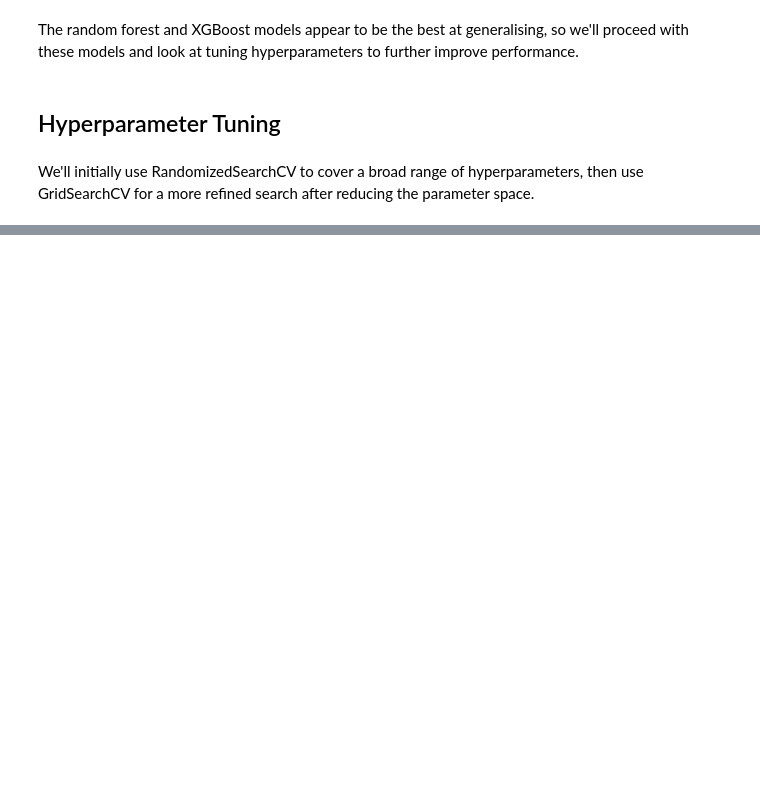
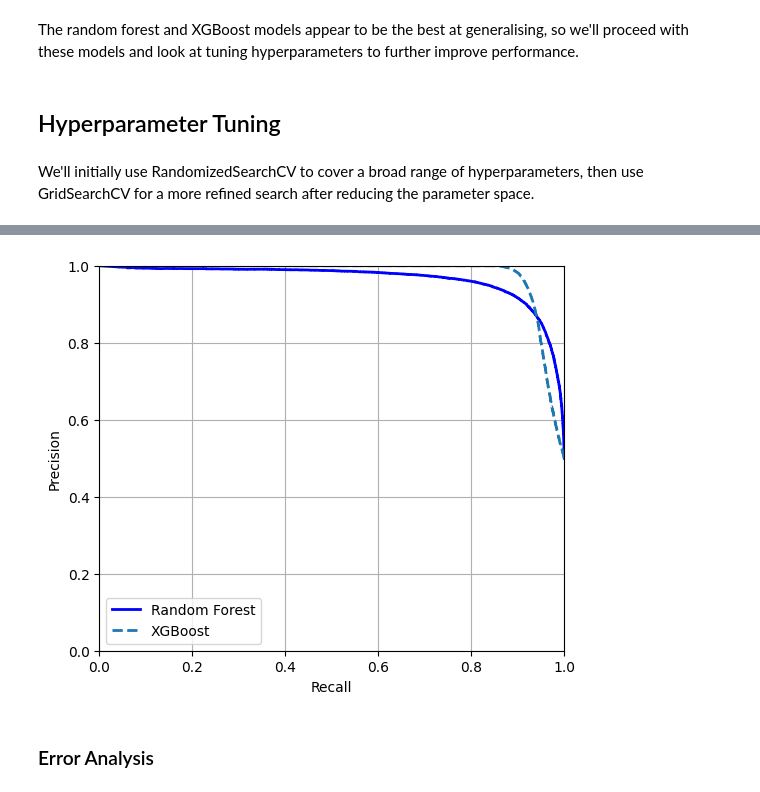
Before and after one commit to harryallum/Data-Science-Projects, a Jupyter notebook: Car Insurance Claim Prediction/main.ipynb, the cells around one changed output, grey strips where cells are left out. Cells and saved outputs as stored; diff of their text form; code cells hidden in the pictures; blank space fills up the shorter version.

```diff
--- a/Car Insurance Claim Prediction/main.ipynb
+++ b/Car Insurance Claim Prediction/main.ipynb
@@ -590,13 +825,19 @@ forest_grid_search.best_score_
 # %%
 # Define the parameter grid for XGBoost
 xgb_param_grid = {
-    'n_estimators': [200, 300, 400],
+    'n_estimators': [450, 500, 550],
     'learning_rate': [0.1, 0.2, 0.3],
-    'max_depth': [3, 6, 9],
-    'subsample': [0.5, 1.0, 1.5],
-    'colsample_bytree': [0.5, 1.0, 1.5]
+    'max_depth': [6, 8, 10],
+    'subsample': [0.7, 0.8, 0.9],
+    'colsample_bytree': [0.5, 0.6, 0.7]
 }
 
-xgb_grid_search = RandomizedSearchCV(xgb_clf, xgb_param_grid, cv=5, n_jobs=-1)
+xgb_grid_search = GridSearchCV(
+    xgb_clf,
+    xgb_param_grid,
+    cv=3,
+    n_jobs=-1,
+    )
+
 xgb_grid_search.fit(X_train_resampled, y_train_resampled)
 # %% [output]
@@ -631,0 +903,24 @@ xgb_grid_search.best_score_
+# %%
+y_forest_probas = cross_val_predict(forest_grid_search.best_estimator_, X_train_resampled, y_train_resampled, cv=3,method='predict_proba')
+y_xgb_probas = cross_val_predict(xgb_grid_search.best_estimator_, X_train_resampled, y_train_resampled, cv=3,method='predict_proba')
+# %%
+y_forest_scores = y_forest_probas[:,1]
+y_xgb_scores = y_xgb_probas[:,1]
+forest_precisions, forest_recalls, forest_thresholds = precision_recall_curve(y_train_resampled, y_forest_scores)
+xgb_precisions, xgb_recalls, xgb_thresholds = precision_recall_curve(y_train_resampled, y_xgb_scores)
+# %%
+plt.figure(figsize=(6, 5))  # extra code – not needed, just formatting
+
+plt.plot(forest_recalls, forest_precisions, "b-", linewidth=2, label="Random Forest")
+plt.plot(xgb_recalls, xgb_precisions, "--", linewidth=2, label="XGBoost")
+
+# extra code – just beautifies and saves Figure 3–8
+plt.xlabel("Recall")
+plt.ylabel("Precision")
+plt.axis([0, 1, 0, 1])
+plt.grid()
+plt.legend(loc="lower left")
+
+plt.show()
+# %% [output]
+[figure, added]
@@ -631,0 +930,2 @@ xgb_grid_search.best_score_
+# %% [markdown]
+### Error Analysis
```
Also changed, not shown: parts of 43 cells of this notebook.
